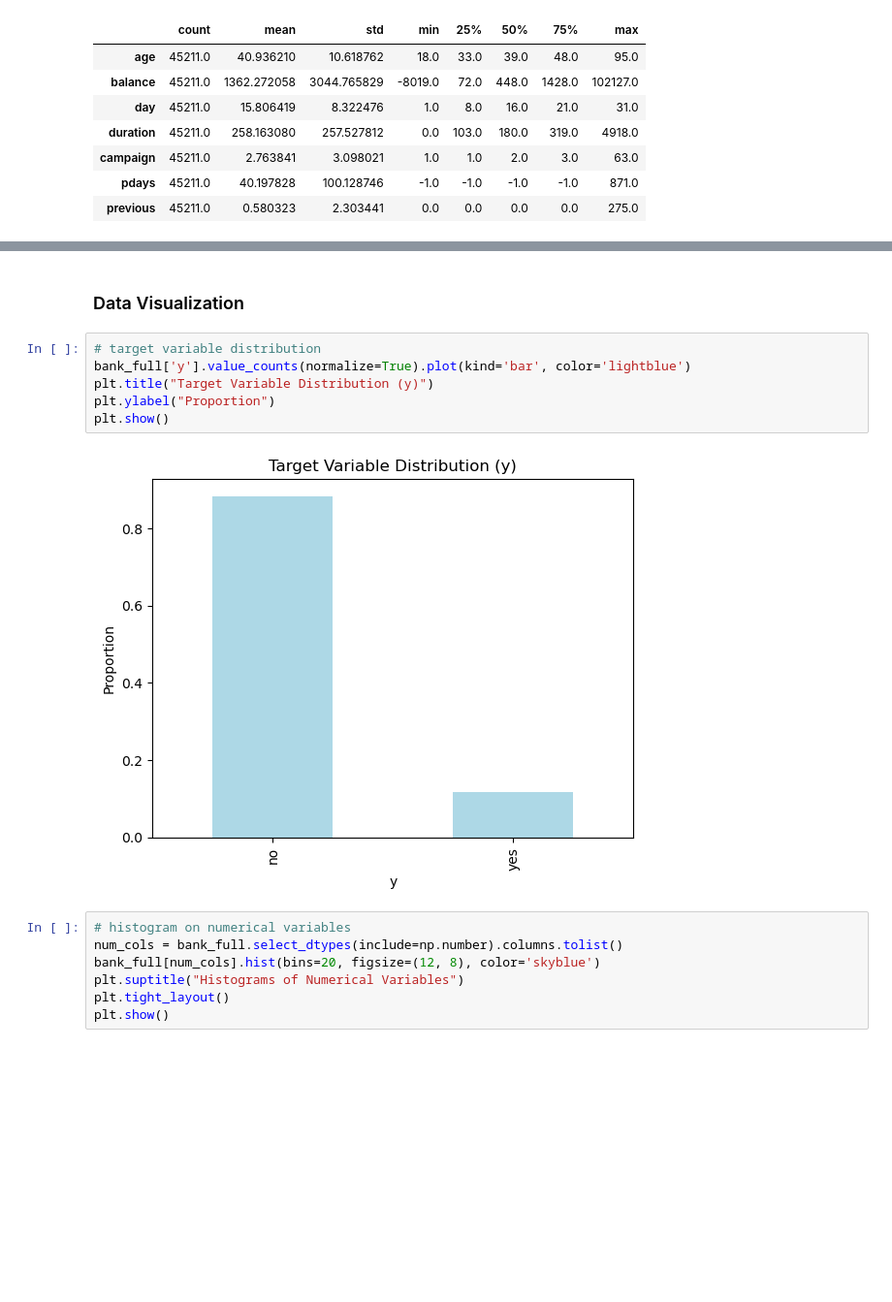
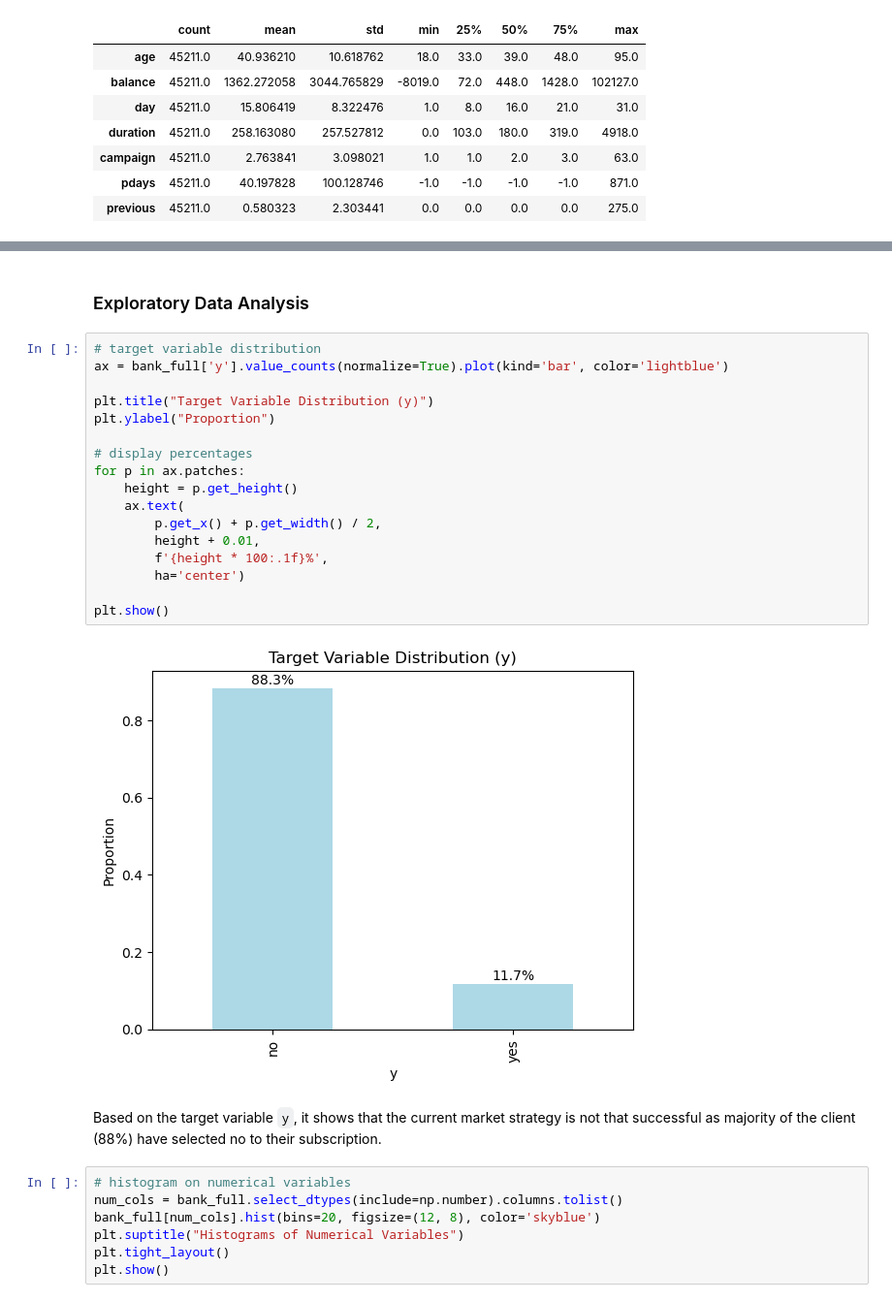
Before and after one commit to eddiexunyc/ml_big_data_work, a Jupyter notebook: Assignment 1/data622_assignment_1.ipynb, the cells around one changed output, grey strips where cells are left out. Shown at 97% size. Drawn from its saved outputs; the diff is of its cells as text; blank space fills up the shorter version.

```diff
--- a/Assignment 1/data622_assignment_1.ipynb
+++ b/Assignment 1/data622_assignment_1.ipynb
@@ -167,13 +169,26 @@ y: 0 unknowns
 # %% [markdown]
-### Data Visualization
+### Exploratory Data Analysis
 # %%
 # target variable distribution
-bank_full['y'].value_counts(normalize=True).plot(kind='bar', color='lightblue')
+ax = bank_full['y'].value_counts(normalize=True).plot(kind='bar', color='lightblue')
+
 plt.title("Target Variable Distribution (y)")
 plt.ylabel("Proportion")
+
+# display percentages
+for p in ax.patches:
+    height = p.get_height()
+    ax.text(
+        p.get_x() + p.get_width() / 2,
+        height + 0.01,
+        f'{height * 100:.1f}%',
+        ha='center')
+
 plt.show()
 # %% [output]
-[figure, old version]
+[figure, new version]
+# %% [markdown]
+Based on the target variable `y`, it shows that the current market strategy is not that successful as majority of the client (88%) have selected no to their subscription.
 # %%
 # histogram on numerical variables
 num_cols = bank_full.select_dtypes(include=np.number).columns.tolist()
```
Also changed, not shown: parts of 12 cells of this notebook.
